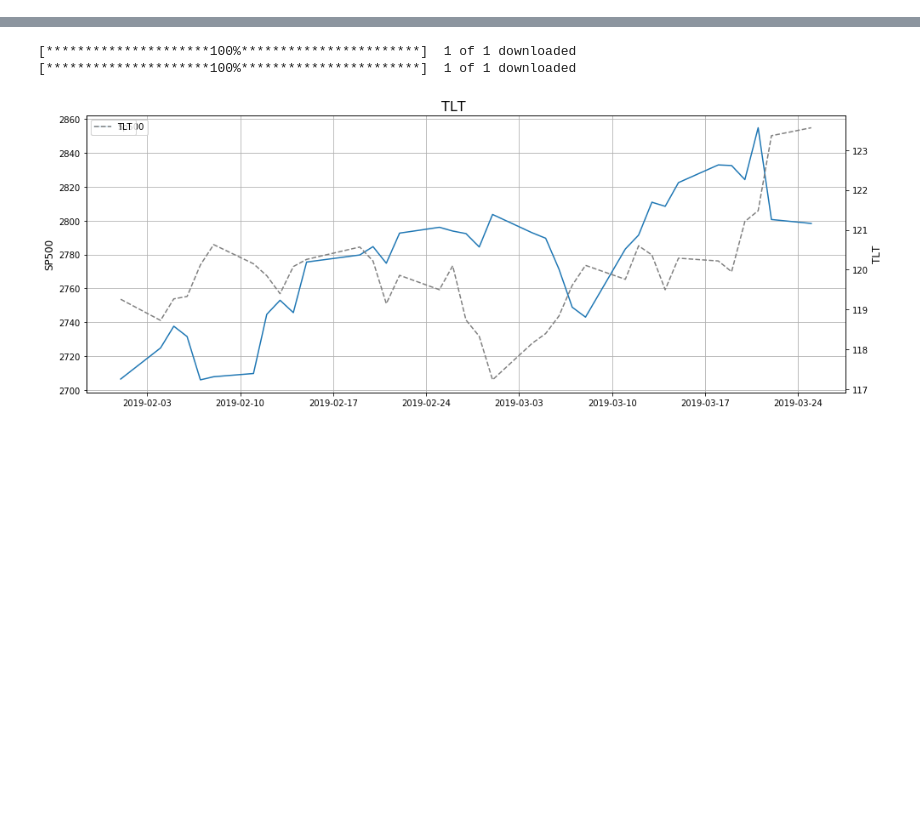
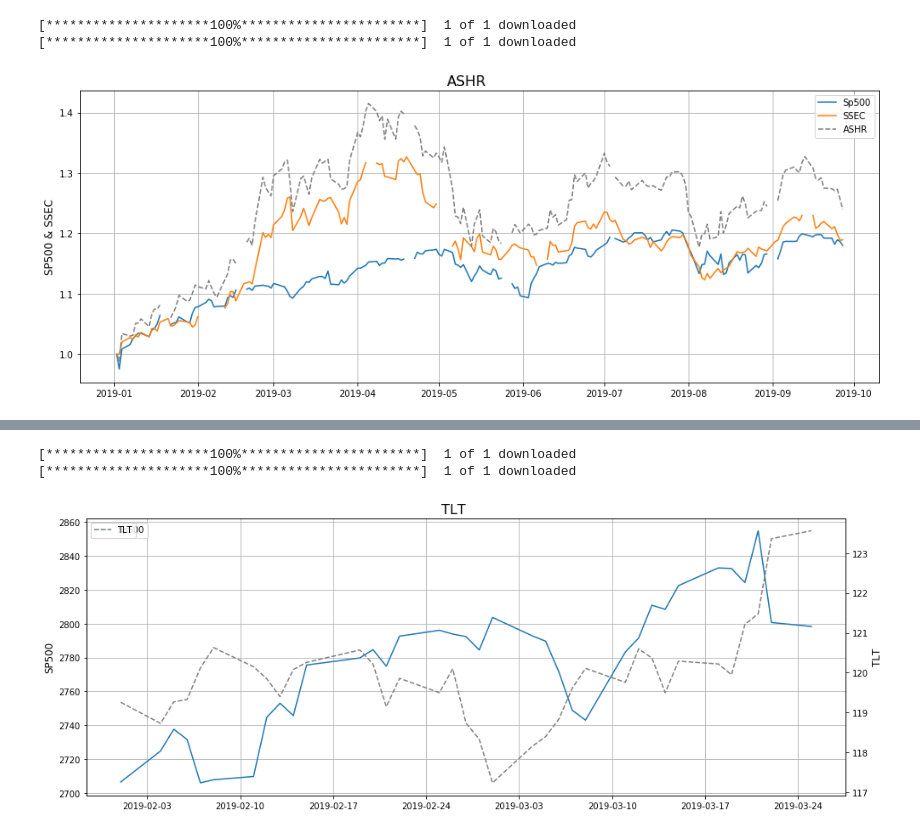
Before and after one commit to derrickfwang/Stock_Related_Scripts, a Jupyter notebook: Stock Analysis_Yahoo_Tushare_AlphaVantage_AllTemplates.ipynb, the cells around one changed output, grey strips where cells are left out. Cells and saved outputs as stored; diff of their text form; code cells hidden in the pictures; blank space fills up the shorter version.

```diff
--- a/Stock Analysis_Yahoo_Tushare_AlphaVantage_AllTemplates.ipynb
+++ b/Stock Analysis_Yahoo_Tushare_AlphaVantage_AllTemplates.ipynb
@@ -125,0 +141,10 @@ drawUsCnStocks(df, US_Stock)
+# %%
+US_Stock = 'ASHR'
+start = '2019-01-01'
+end = '2019-09-28'
+df = getUsCnStock(US_Stock, start, end)
+drawUsCnStocksRelative(df, US_Stock)
+# %% [output]
+[*********************100%***********************]  1 of 1 downloaded
+[*********************100%***********************]  1 of 1 downloaded
+[figure, added]
```
Also changed, not shown: parts of 4 cells of this notebook.
